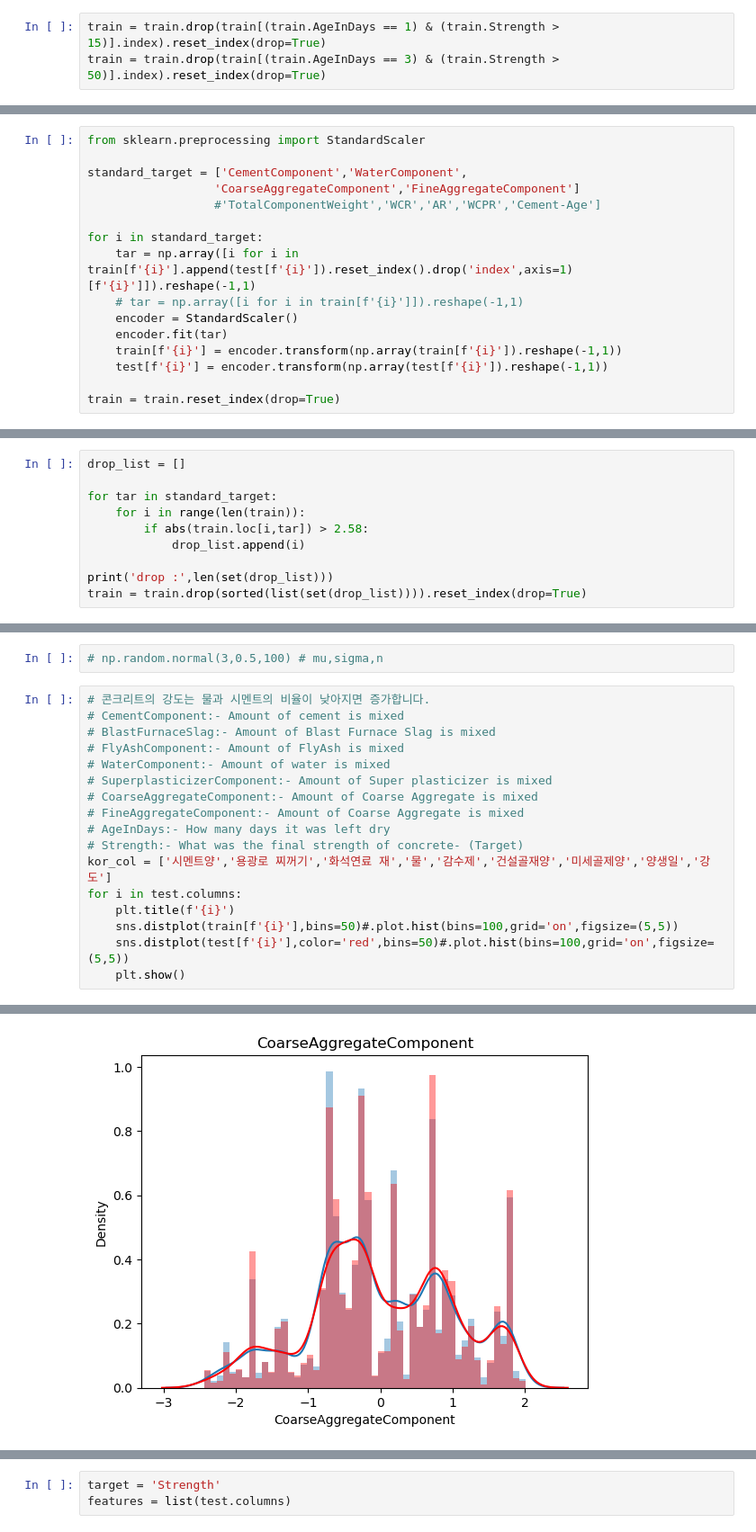
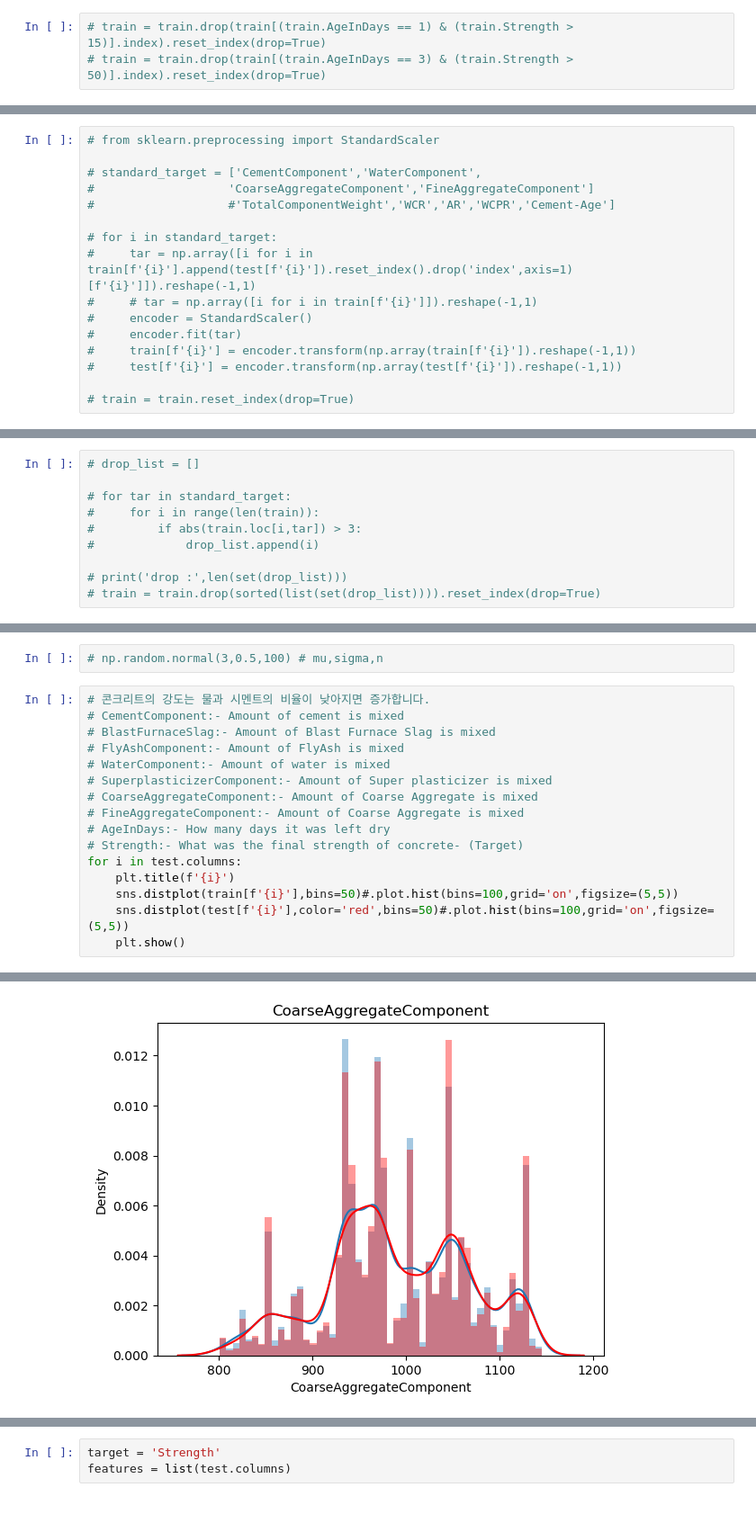
Before and after one commit to jjh0987/MyProject, a Jupyter notebook: pythonProject/kaggle/playground-series-s3e9/Untitled.ipynb, the cells around one changed output, grey strips where cells are left out. Shown at 90% size. Saved outputs shown, nothing was run; the diff lists cells and outputs as text.

```diff
--- a/pythonProject/kaggle/playground-series-s3e9/Untitled.ipynb
+++ b/pythonProject/kaggle/playground-series-s3e9/Untitled.ipynb
@@ -104,8 +104,8 @@ print(len(test))
 6411
 3605
 # %%
-train = train.drop(train[(train.AgeInDays == 1) & (train.Strength > 15)].index).reset_index(drop=True)
-train = train.drop(train[(train.AgeInDays == 3) & (train.Strength > 50)].index).reset_index(drop=True)
+# train = train.drop(train[(train.AgeInDays == 1) & (train.Strength > 15)].index).reset_index(drop=True)
+# train = train.drop(train[(train.AgeInDays == 3) & (train.Strength > 50)].index).reset_index(drop=True)
 # %%
 # test = test.drop_duplicates()
 # %%
@@ -205,19 +205,19 @@ test.AgeInDays = encoder.transform(np.array(test.AgeInDays).reshape(-1,1))
 # %%
-from sklearn.preprocessing import StandardScaler
+# from sklearn.preprocessing import StandardScaler
 
-standard_target = ['CementComponent','WaterComponent',
-                  'CoarseAggregateComponent','FineAggregateComponent']
-                  #'TotalComponentWeight','WCR','AR','WCPR','Cement-Age']
+# standard_target = ['CementComponent','WaterComponent',
+#                   'CoarseAggregateComponent','FineAggregateComponent']
+#                   #'TotalComponentWeight','WCR','AR','WCPR','Cement-Age']
 
-for i in standard_target:
-    tar = np.array([i for i in train[f'{i}'].append(test[f'{i}']).reset_index().drop('index',axis=1)[f'{i}']]).reshape(-1,1)
-    # tar = np.array([i for i in train[f'{i}']]).reshape(-1,1)
-    encoder = StandardScaler()
-    encoder.fit(tar)
-    train[f'{i}'] = encoder.transform(np.array(train[f'{i}']).reshape(-1,1))
-    test[f'{i}'] = encoder.transform(np.array(test[f'{i}']).reshape(-1,1))
+# for i in standard_target:
+#     tar = np.array([i for i in train[f'{i}'].append(test[f'{i}']).reset_index().drop('index',axis=1)[f'{i}']]).reshape(-1,1)
+#     # tar = np.array([i for i in train[f'{i}']]).reshape(-1,1)
+#     encoder = StandardScaler()
+#     encoder.fit(tar)
+#     train[f'{i}'] = encoder.transform(np.array(train[f'{i}']).reshape(-1,1))
+#     test[f'{i}'] = encoder.transform(np.array(test[f'{i}']).reshape(-1,1))
 
-train = train.reset_index(drop=True)
+# train = train.reset_index(drop=True)
 # %%
 train.describe()
 # %% [output]
@@ -233,10 +233,10 @@ train.describe()
 # %%
-drop_list = []
+# drop_list = []
 
-for tar in standard_target:
-    for i in range(len(train)):
-        if abs(train.loc[i,tar]) > 2.58:
-            drop_list.append(i)
+# for tar in standard_target:
+#     for i in range(len(train)):
+#         if abs(train.loc[i,tar]) > 3:
+#             drop_list.append(i)
 
-print('drop :',len(set(drop_list)))
-train = train.drop(sorted(list(set(drop_list)))).reset_index(drop=True)
+# print('drop :',len(set(drop_list)))
+# train = train.drop(sorted(list(set(drop_list)))).reset_index(drop=True)
@@ -310,7 +308,6 @@ len(train)
 # FineAggregateComponent:- Amount of Coarse Aggregate is mixed
 # AgeInDays:- How many days it was left dry
 # Strength:- What was the final strength of concrete- (Target)
-kor_col = ['시멘트양','용광로 찌꺼기','화석연료 재','물','감수제','건설골재양','미세골제양','양생일','강도']
 for i in test.columns:
     plt.title(f'{i}')
     sns.distplot(train[f'{i}'],bins=50)#.plot.hist(bins=100,grid='on',figsize=(5,5))
@@ -409,34 +406,34 @@ https://gist.github.com/mwaskom/de44147ed2974457ad6372750bbe5751
 
 `distplot` is a deprecated function and will be removed in seaborn v0.14.0.
 
 Please adapt your code to use either `displot` (a figure-level function with
 similar flexibility) or `histplot` (an axes-level function for histograms).
 
 For a guide to updating your code to use the new functions, please see
 https://gist.github.com/mwaskom/de44147ed2974457ad6372750bbe5751
 
   sns.distplot(test[f'{i}'],color='red',bins=50)#.plot.hist(bins=100,grid='on',figsize=(5,5))
 [figure]
 `distplot` is a deprecated function and will be removed in seaborn v0.14.0.
 
 Please adapt your code to use either `displot` (a figure-level function with
 similar flexibility) or `histplot` (an axes-level function for histograms).
 
 For a guide to updating your code to use the new functions, please see
 https://gist.github.com/mwaskom/de44147ed2974457ad6372750bbe5751
 
   sns.distplot(train[f'{i}'],bins=50)#.plot.hist(bins=100,grid='on',figsize=(5,5))
 
 `distplot` is a deprecated function and will be removed in seaborn v0.14.0.
 
 Please adapt your code to use either `displot` (a figure-level function with
 similar flexibility) or `histplot` (an axes-level function for histograms).
 
 For a guide to updating your code to use the new functions, please see
 https://gist.github.com/mwaskom/de44147ed2974457ad6372750bbe5751
 
   sns.distplot(test[f'{i}'],color='red',bins=50)#.plot.hist(bins=100,grid='on',figsize=(5,5))
-[figure, old version]
+[figure, new version]
 ... (4 outputs left out)
 # %%
 from pycaret import regression
```
Also changed, not shown: parts of 34 cells of this notebook, 9 other files.
